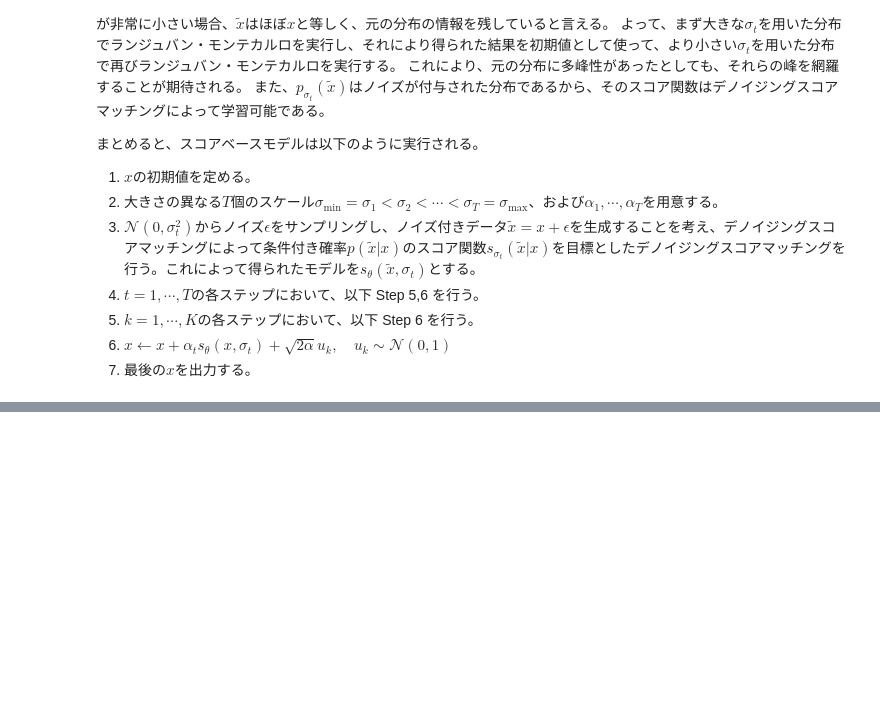
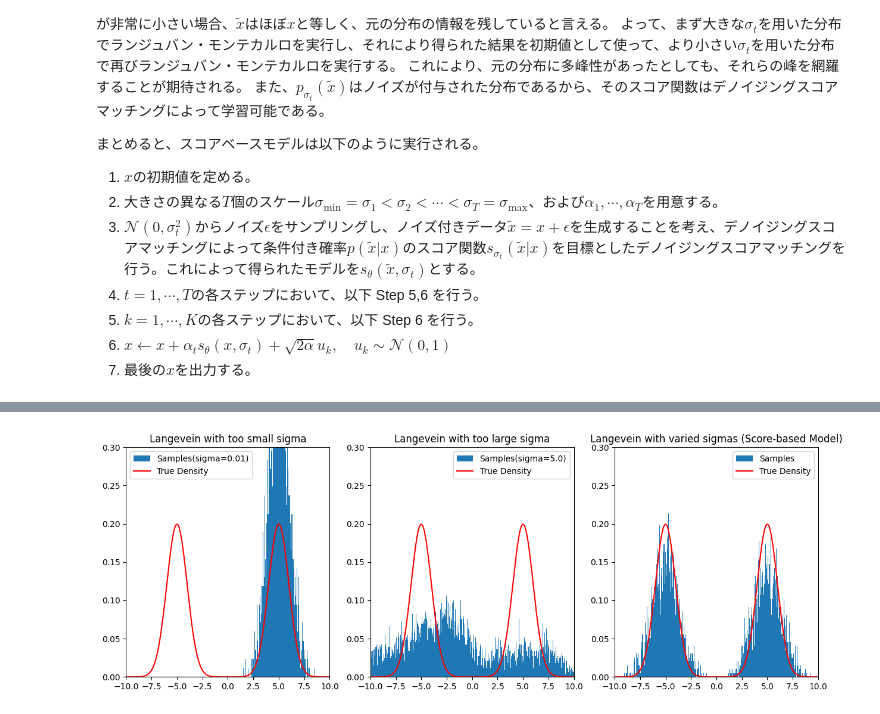
Before and after one commit to NaoyukiKita/Diffusion, a Jupyter notebook: 4-ScoreBasedModel.ipynb, the cells around one changed output, grey strips where cells are left out. Cells and saved outputs as stored; diff of their text form; code cells hidden in the pictures; blank space fills up the shorter version.

```diff
--- a/4-ScoreBasedModel.ipynb
+++ b/4-ScoreBasedModel.ipynb
@@ -104,20 +165,0 @@ $\sigma_t$が非常に大きい場合、$\tilde{x}$中の$x$の影響が無視
-# %%
-scale = 0.55
-k = 2.8
-
-def rejectionSampling(size, scale, k):
-    def proposedDistribution(x, scale):
-        return (1 / math.sqrt(2 * math.pi * scale**2)) * (math.exp(-((x-1)**2)/(2*scale**2)) + math.exp(-((x+1)**2)/(2*scale**2))) / 2
-    def sampleFromProposedDistribution(scale):
-        return random.gauss(-1 if random.random() < 0.5 else 1, scale)
-
-    sample = list()
-    while len(sample) < size:
-        x = sampleFromProposedDistribution(scale)
-        if random.random() < objectiveDistribution(x) / (k * proposedDistribution(x, scale)):
-            sample.append(x)
-    return sample
-
-sample = rejectionSampling(1000000, scale, k)
-plt.hist(sample, bins=1000)
-plt.show()
@@ -142,0 +166,64 @@ $$
+# %%
+def innerLangeveinMonteCarlo(distributions, sigma, size, init_x, alpha=0.1, last=False):
+    def scoreFunction(x, distributions, sigma):
+        K = len(distributions["mixture_ratio"])
+
+        gmmPdfs = [
+                distributions["mixture_ratio"][k] * gaussPdf(x, distributions["means"][k], distributions["variances"][k])
+                for k in range(K)
+            ]
+        responsibilities = [pdf / sum(gmmPdfs) for pdf in gmmPdfs]
+
+        return sum([
+            responsibilities[k] * (-(x - distributions["means"][k])/(sigma**2 + distributions["variances"][k]**2))
+            for k in range(K)
+        ])
+
+    x = init_x
+    burnin = size // 10
+    sample = list()
+    for i in range(size+burnin):
+        u = random.gauss(0, 1) if not last or i < size+burnin-1 else 0
+        x = x + alpha * scoreFunction(x, distributions, sigma) + ((2 * alpha) ** 0.5) * u
+        if i >= burnin:
+            sample.append(x)
+
+    return sample
+
+T = 100; sigmas = [0.001]
+for t in range(T-1):
+    sigmas.append(sigmas[-1] * 1.07)
+reversed(sigmas)
+
+size = 10000
+x = init_x; alpha = 0.1
+sample_3 = list()
+for k in range(size):
+    for t in range(T):
+        alpha_t = alpha * (sigmas[t] / sigmas[0])
+        x = innerLangeveinMonteCarlo(distributions, sigmas[t], size=100, init_x=x, alpha=alpha, last=k==size-1)[-1]
+    sample_3.append(x)
+
+fig, axes = plt.subplots(1, 3, figsize=(15, 5))
+axes[0].hist(sample_1, bins=bins, density=True, label="Samples(sigma=0.01)")
+axes[0].plot(x_range, truth, color="red", label="True Density")
+axes[0].set_xlim(x_limit)
+axes[0].set_ylim(y_limit)
+axes[0].set_title("Langevein with too small sigma")
+axes[0].legend()
+axes[1].hist(sample_2, bins=bins, density=True, label="Samples(sigma=5.0)")
+axes[1].plot(x_range, truth, color="red", label="True Density")
+axes[1].set_xlim(x_limit)
+axes[1].set_ylim(y_limit)
+axes[1].set_title("Langevein with too large sigma")
+axes[1].legend()
+axes[2].hist(sample_3, bins=bins, density=True, label="Samples")
+axes[2].plot(x_range, truth, color="red", label="True Density")
+axes[2].set_xlim(x_limit)
+axes[2].set_ylim(y_limit)
+axes[2].set_title("Langevein with varied sigmas (Score-based Model)")
+axes[2].legend()
+
+plt.show()
+# %% [output]
+[figure, added]
```
Also changed, not shown: parts of 13 cells of this notebook, 2 other files.
